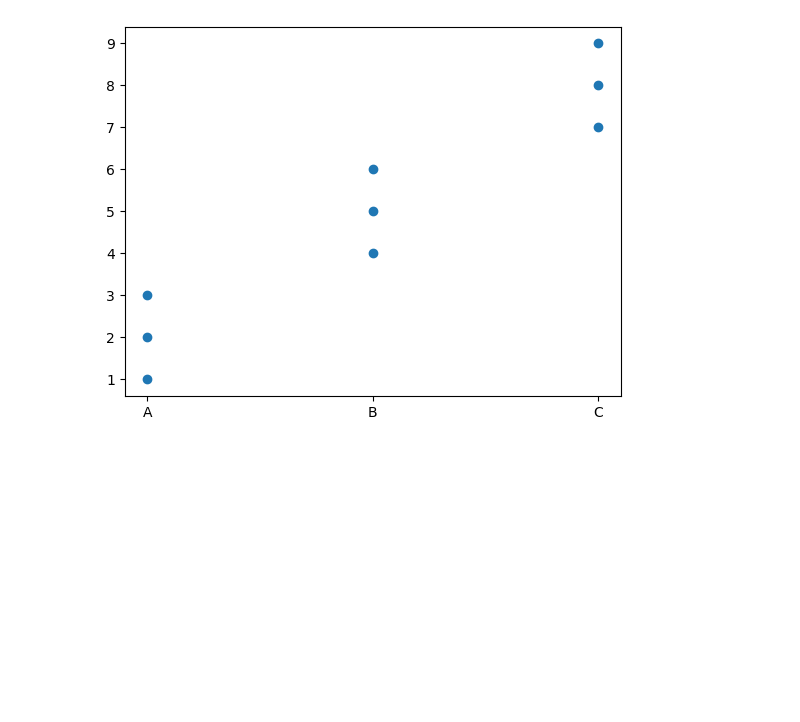
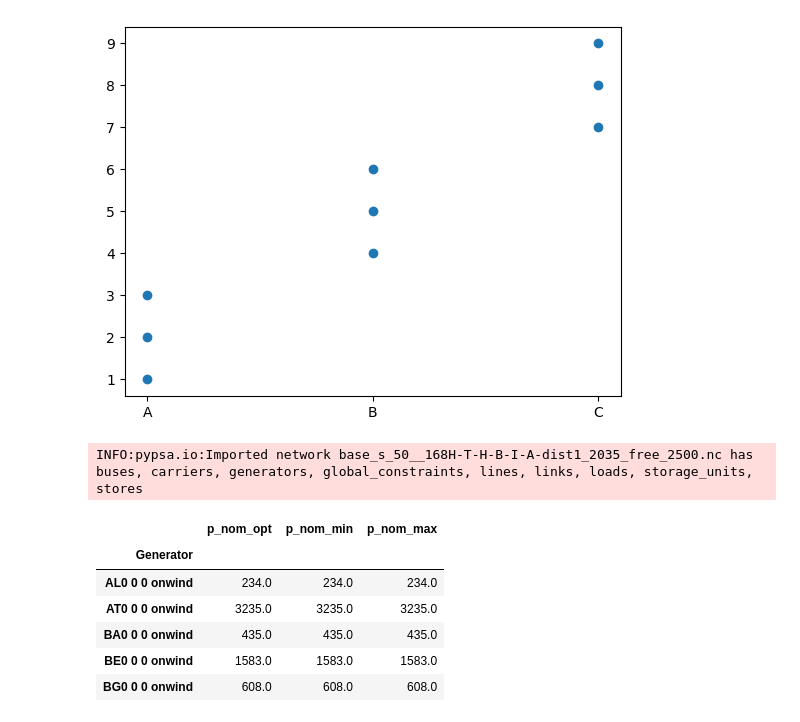
Before and after one commit to LukasFrankenQ/resilient-pypsa-eur, a Jupyter notebook: notebooks/evaluate_constraints.ipynb, the cells around one changed output. Drawn from its saved outputs; the diff is of its cells as text; code cells hidden in the pictures; blank space fills up the shorter version.

```diff
--- a/notebooks/evaluate_constraints.ipynb
+++ b/notebooks/evaluate_constraints.ipynb
@@ -143,3 +264,19 @@ plt.scatter(x, y)
 # %% [output]
 <matplotlib.collections.PathCollection at 0x...>
 [figure]
+# %%
+n = pypsa.Network(
+    Path.cwd().parent / 'results' / 'networks' / 'base_s_50__168H-T-H-B-I-A-dist1_2035_free_2500.nc'
+)
+# %% [output]
+INFO:pypsa.io:Imported network base_s_50__168H-T-H-B-I-A-dist1_2035_free_2500.nc has buses, carriers, generators, global_constraints, lines, links, loads, storage_units, stores
+# %%
+n.generators.loc[n.generators.index.str.contains('onwind'), ['p_nom_opt', 'p_nom_min', 'p_nom_max']].head()
+# %% [output]
+|  | p_nom_opt | p_nom_min | p_nom_max |
+| Generator |  |  |  |
+| AL0 0 0 onwind | 234.0 | 234.0 | 234.0 |
+| AT0 0 0 onwind | 3235.0 | 3235.0 | 3235.0 |
+| BA0 0 0 onwind | 435.0 | 435.0 | 435.0 |
+| BE0 0 0 onwind | 1583.0 | 1583.0 | 1583.0 |
+| BG0 0 0 onwind | 608.0 | 608.0 | 608.0 |
```
Also changed, not shown: parts of 12 cells of this notebook, 4 other files.
